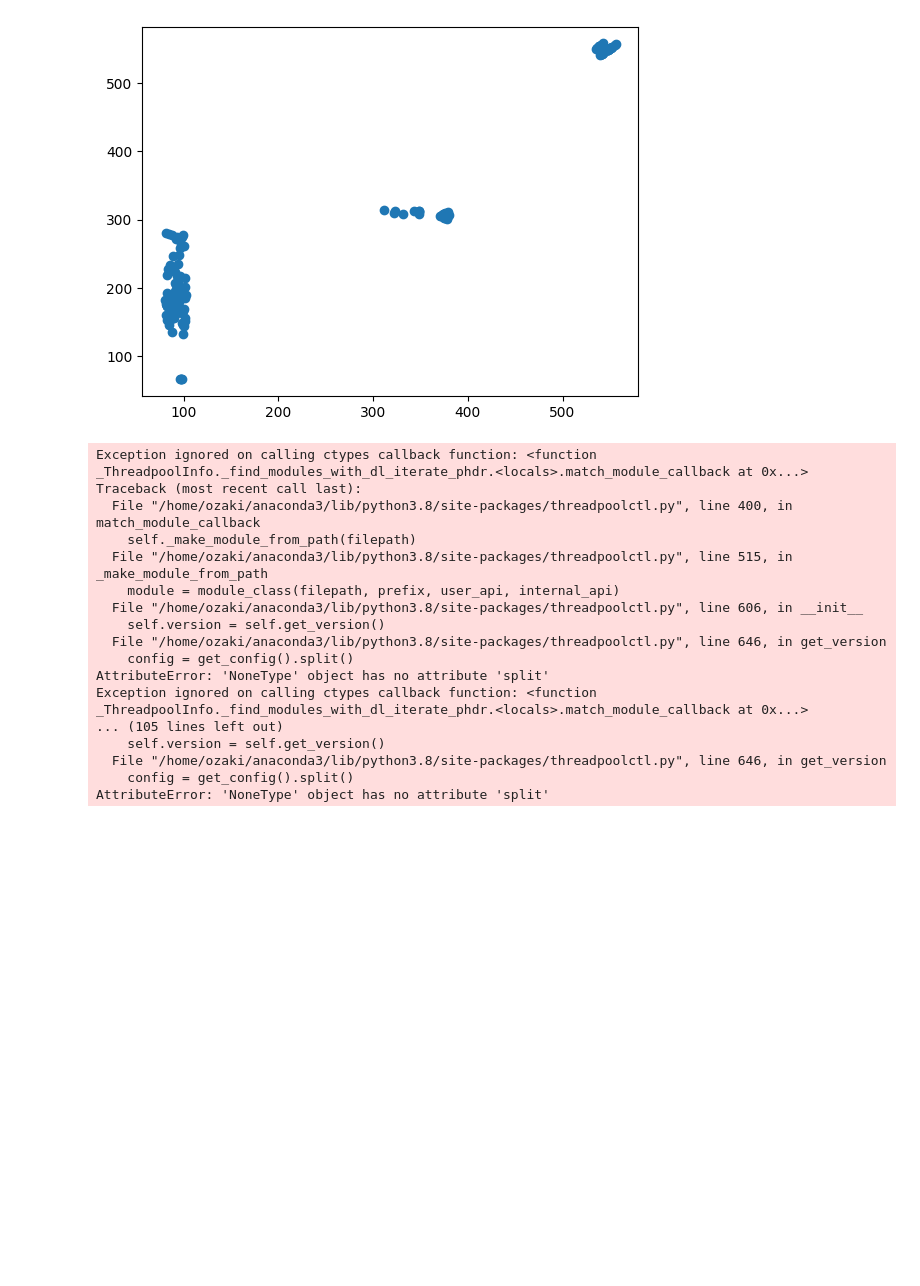
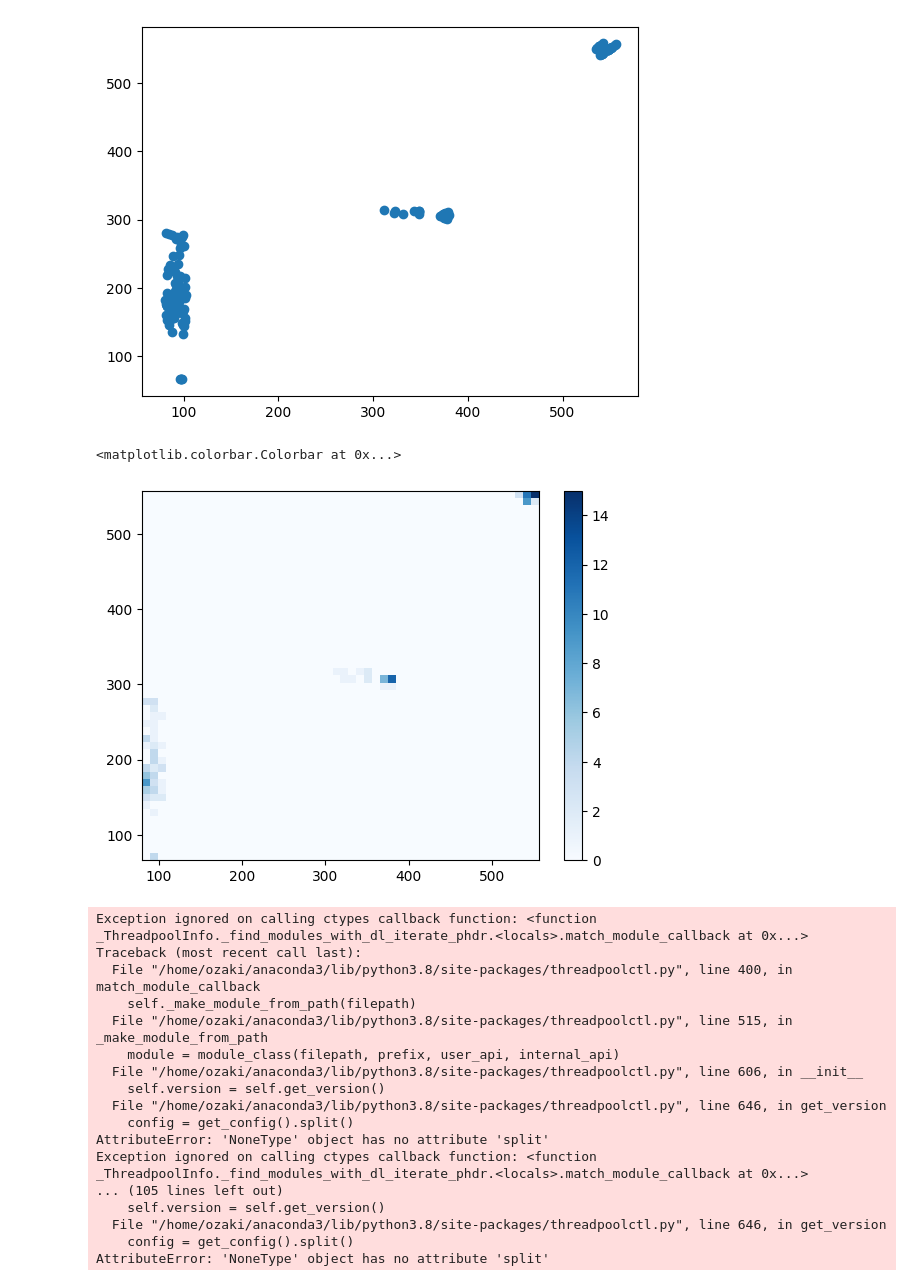
Before and after one commit to ozaki-hr8/-Space-Utilization-Analysis, a Jupyter notebook: cluster.ipynb, the cells around one changed output. Cells and saved outputs as stored; diff of their text form; code cells hidden in the pictures; blank space fills up the shorter version.

Commit message:
add heatmap

```diff
--- a/cluster.ipynb
+++ b/cluster.ipynb
@@ -71,6 +71,13 @@ plt.scatter(data.loc[:, ['y']], data.loc[:, ['x']])
 # %% [output]
 <matplotlib.collections.PathCollection at 0x...>
 [figure]
+# %%
+data=pd.read_csv("result_interaction_atf.csv")
+plt.hist2d(data['y'], data['x'], bins=50, cmap='Blues')
+plt.colorbar()
+# %% [output]
+<matplotlib.colorbar.Colorbar at 0x...>
+[figure, added]
 # %%
 #elbow
 distortions = []
```
